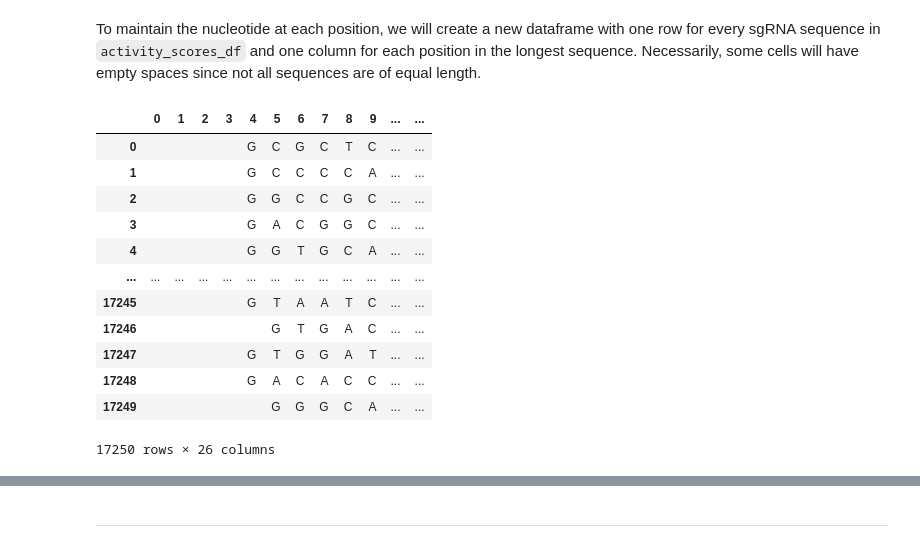
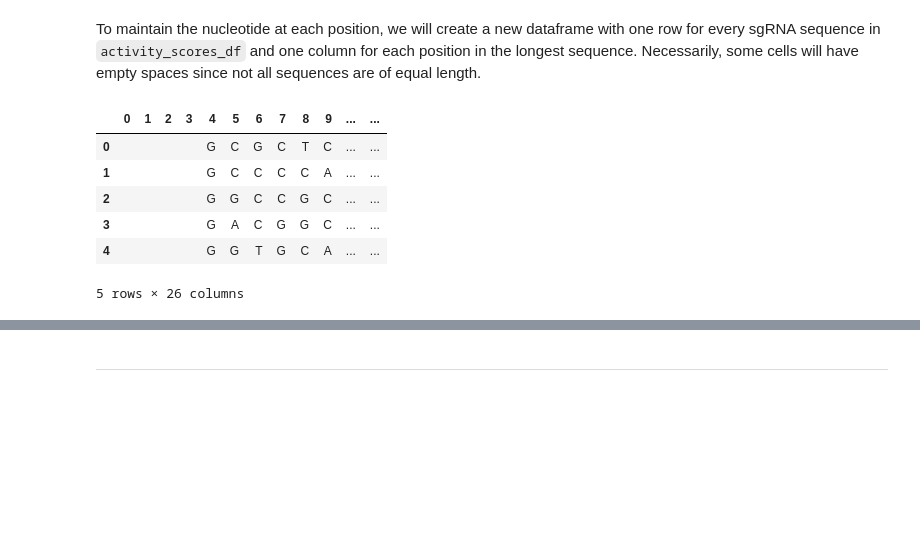
Before and after one commit to AnthonyHein/QCB455Project, a Jupyter notebook: Featurization.ipynb, the cells around one changed output, grey strips where cells are left out. Saved outputs shown, nothing was run; the diff lists cells and outputs as text; code cells hidden in the pictures; blank space fills up the shorter version.

```diff
--- a/Featurization.ipynb
+++ b/Featurization.ipynb
@@ -421,18 +431,12 @@ sequence_rjust = activity_score_df['sequence'].apply(lambda x : x.rjust(max_len)
 # %%
 sgRNA_bases = pd.DataFrame(sequence_rjust.apply(list).tolist())
 sgRNA_bases['length'] = activity_score_df['sequence'].str.len()
-sgRNA_bases
+sgRNA_bases.head()
 # %% [output]
 |  | 0 | 1 | 2 | 3 | 4 | 5 | 6 | 7 | 8 | 9 | ... | ... |
 | 0 |  |  |  |  | G | C | G | C | T | C | ... | ... |
 | 1 |  |  |  |  | G | C | C | C | C | A | ... | ... |
 | 2 |  |  |  |  | G | G | C | C | G | C | ... | ... |
 | 3 |  |  |  |  | G | A | C | G | G | C | ... | ... |
 | 4 |  |  |  |  | G | G | T | G | C | A | ... | ... |
-| ... | ... | ... | ... | ... | ... | ... | ... | ... | ... | ... | ... | ... |
-| 17245 |  |  |  |  | G | T | A | A | T | C | ... | ... |
-| 17246 |  |  |  |  |  | G | T | G | A | C | ... | ... |
-| 17247 |  |  |  |  | G | T | G | G | A | T | ... | ... |
-| 17248 |  |  |  |  | G | A | C | A | C | C | ... | ... |
-| 17249 |  |  |  |  |  | G | G | G | C | A | ... | ... |
-17250 rows × 26 columns
+5 rows × 26 columns
```
Also changed, not shown: parts of 44 cells of this notebook, 1 other file.
